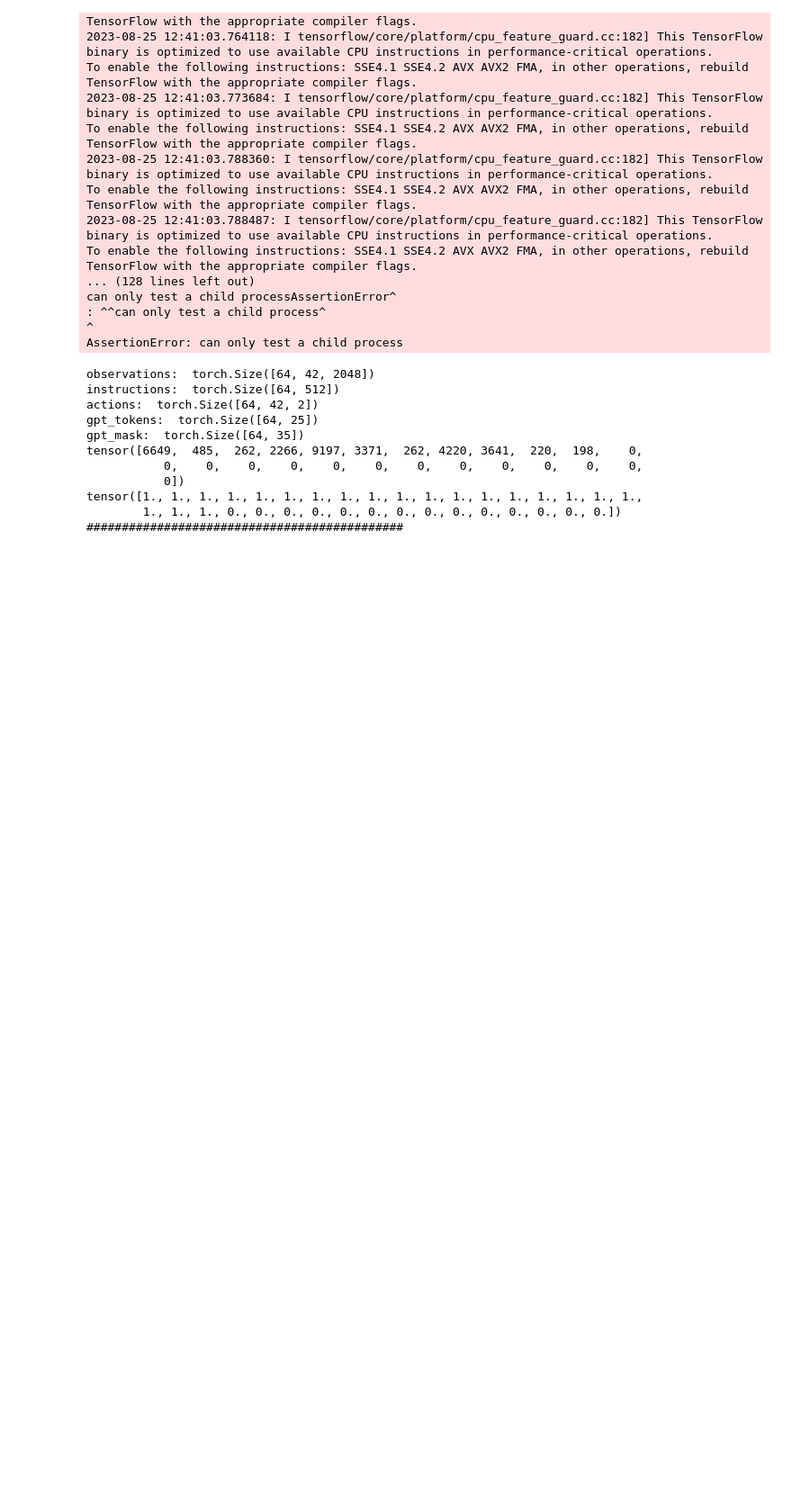
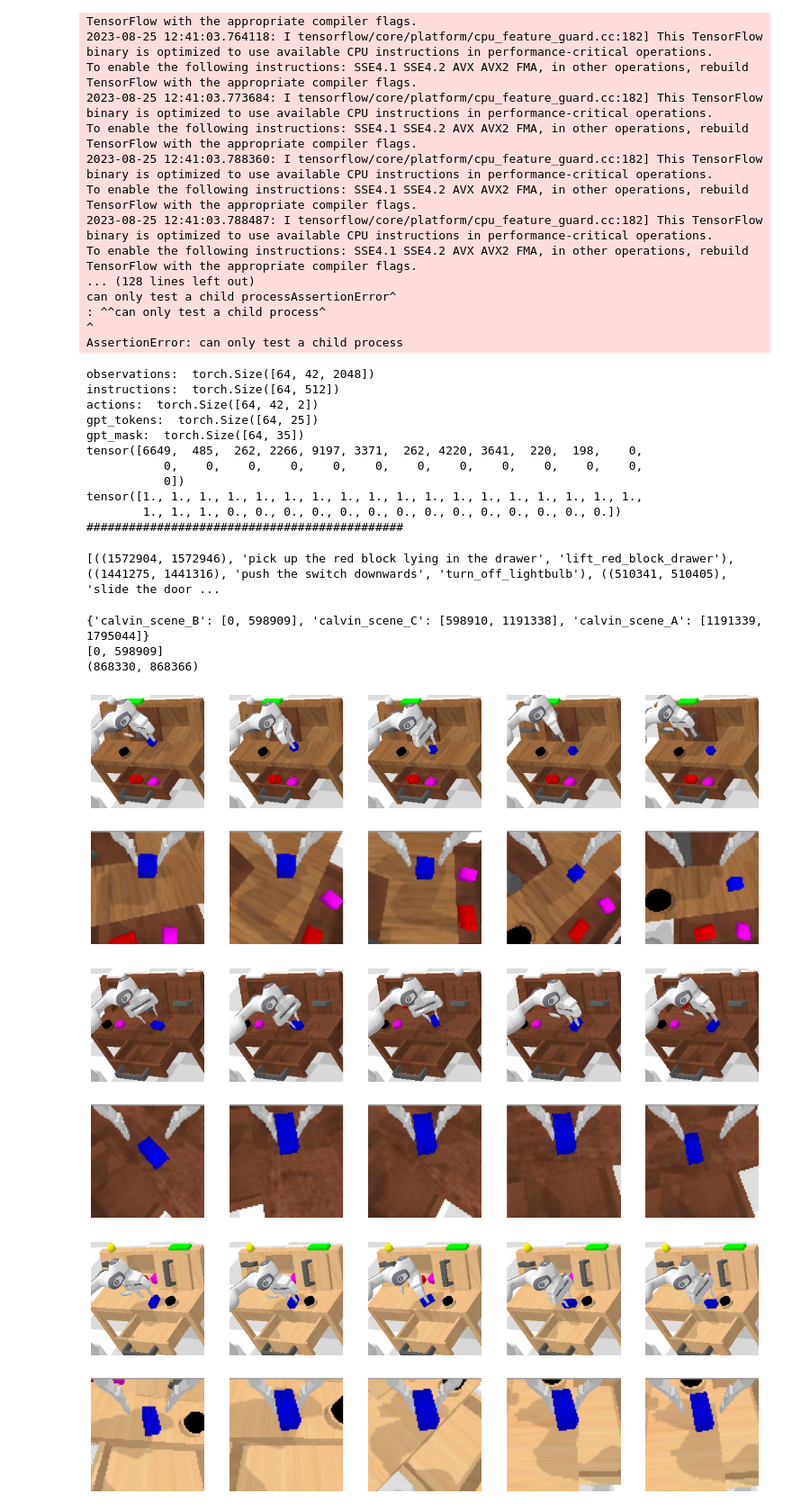
Before and after one commit to tlauffs/CALVIN-SkillGPT, a Jupyter notebook: captioning/tests.ipynb, the cells around one changed output. Shown at 90% size. Cells and saved outputs as stored; diff of their text form; code cells hidden in the pictures; blank space fills up the shorter version.

Commit message:
built dataloader for captioning ADB->D that loads actions,state and observations for one task in all 3 enviornments simultaniously

```diff
--- a/captioning/tests.ipynb
+++ b/captioning/tests.ipynb
@@ -192,3 +192,65 @@ tensor([6649,  485,  262, 2266, 9197, 3371,  262, 4220, 3641,  220,  198,    0,
 tensor([1., 1., 1., 1., 1., 1., 1., 1., 1., 1., 1., 1., 1., 1., 1., 1., 1., 1.,
         1., 1., 1., 0., 0., 0., 0., 0., 0., 0., 0., 0., 0., 0., 0., 0., 0.])
 #############################################
+# %%
+import config as CFG
+caption_path_training = '{}/lang_annotations/auto_lang_ann.npy'.format(CFG.datapath_training_abcd)
+annotations = np.load(f"{caption_path_training}", allow_pickle=True).item()
+annotations = list(zip(annotations["info"]["indx"], annotations["language"]["ann"], annotations["language"]["task"]))
+print(annotations)
+# %% [output]
+[((1572904, 1572946), 'pick up the red block lying in the drawer', 'lift_red_block_drawer'), ((1441275, 1441316), 'push the switch downwards', 'turn_off_lightbulb'), ((510341, 510405), 'slide the door ...
+# %%
+from utils.visualize import showImages
+import config as CFG
+import numpy as np
+
+datapath_training_parsed = CFG.datapath_training_abcd
+datapath_val_parsed = CFG.datapath_val_abcd
+caption_path_training = '{}/lang_annotations/auto_lang_ann.npy'.format(datapath_training_parsed)
+caption_path_val = '{}/lang_annotations/auto_lang_ann.npy'.format(datapath_val_parsed)
+
+annotations = np.load(f"{caption_path_training}", allow_pickle=True).item()
+tasks = list(zip(annotations["info"]["indx"], annotations["language"]["task"]))
+#print(tasks[1])
+
+info = np.load(f"{CFG.datapath_training_abcd}/scene_info.npy", allow_pickle=True).item()
+#print(info)
+print(info)
+print(info['calvin_scene_B'])
+
+tasks_per_scene = {}
+
+for task in tasks:
+    scene = ''
+    if task[0][1] <= info['calvin_scene_B'][1]:
+        scene = 'calvin_scene_B'
+    elif task[0][1] <= info['calvin_scene_C'][1]:
+        scene = 'calvin_scene_C'
+    elif task[0][1] <= info['calvin_scene_A'][1]:
+        scene = 'calvin_scene_A'
+
+    if scene == '':
+        continue
+
+    if task[1] not in tasks_per_scene:
+        tasks_per_scene[task[1]] = {}
+
+    if scene not in tasks_per_scene[task[1]]:
+        tasks_per_scene[task[1]][scene] = []
+
+    tasks_per_scene[task[1]][scene].append(task[0])
+
+
+print(tasks_per_scene['rotate_blue_block_right']['calvin_scene_C'])
+
+showImages(tasks_per_scene['rotate_blue_block_right']['calvin_scene_C'][0][0], CFG.datapath_training_abcd)
+showImages(tasks_per_scene['rotate_blue_block_right']['calvin_scene_A'][0][0], CFG.datapath_training_abcd)
+showImages(tasks_per_scene['rotate_blue_block_right']['calvin_scene_B'][0][0], CFG.datapath_training_abcd)
+# %% [output]
+{'calvin_scene_B': [0, 598909], 'calvin_scene_C': [598910, 1191338], 'calvin_scene_A': [1191339, 1795044]}
+[0, 598909]
+(868330, 868366)
+[figure, added]
+[figure, added]
+[figure, added]
```
Also changed, not shown: 4 other files.
